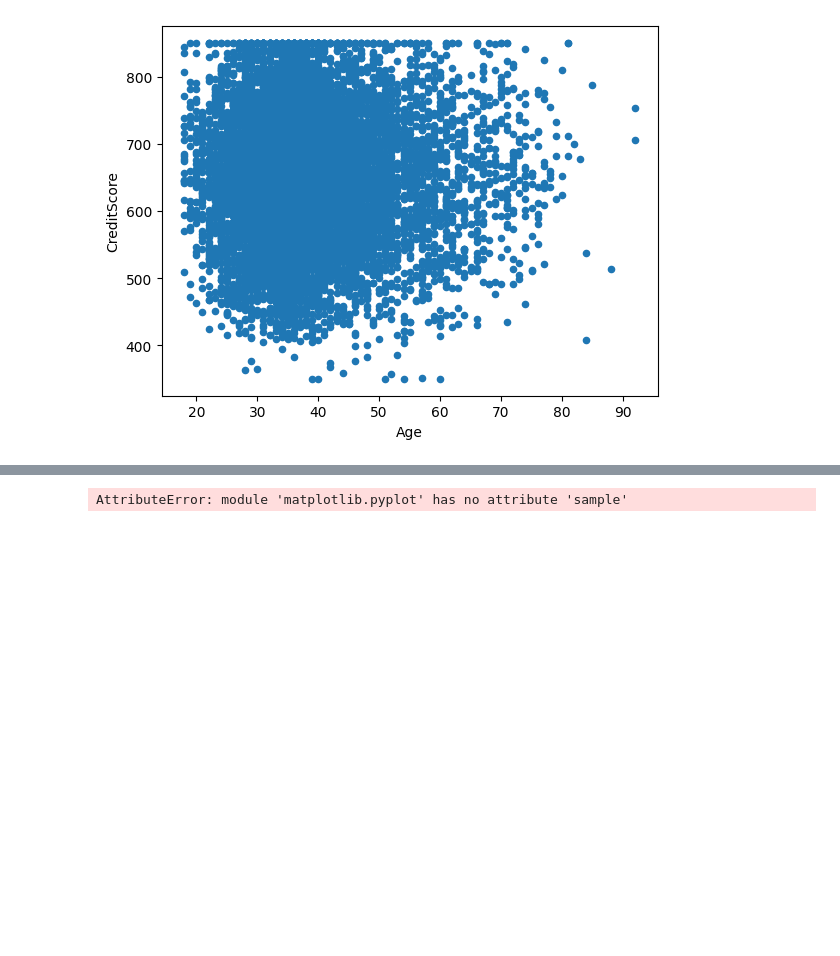
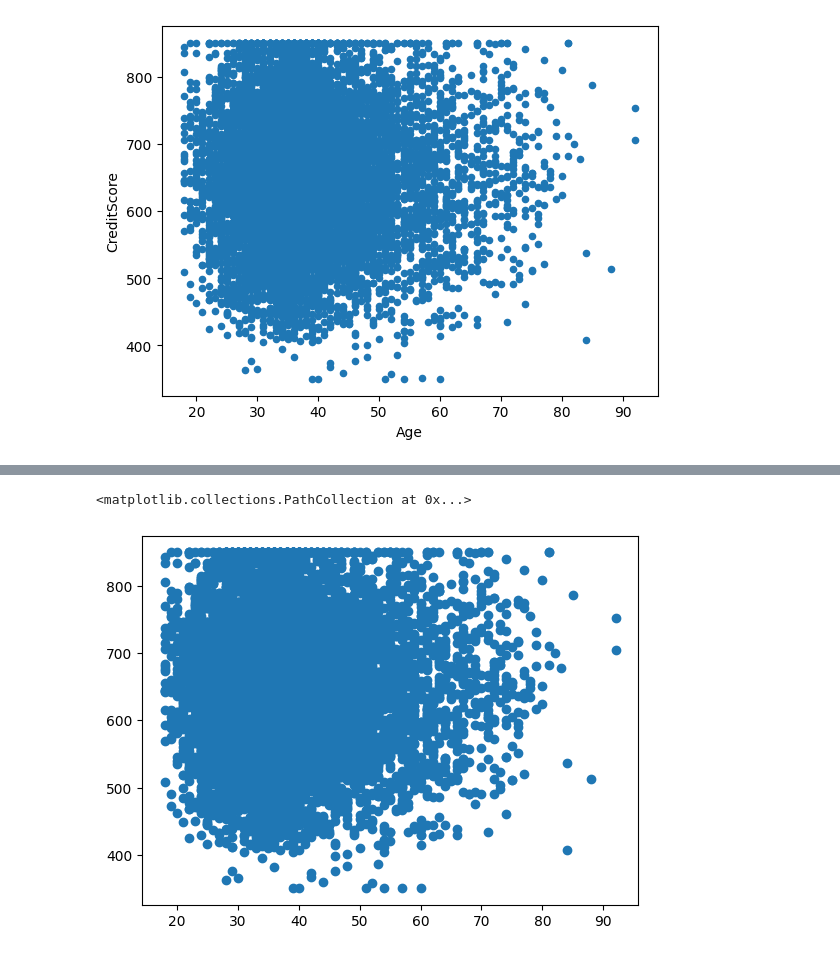
Before and after one commit to dustyAlgo/Covid-19, a Jupyter notebook: data_viz.ipynb, the cells around one changed output, grey strips where cells are left out. Saved outputs shown, nothing was run; the diff lists cells and outputs as text; code cells hidden in the pictures; blank space fills up the shorter version.

```diff
--- a/data_viz.ipynb
+++ b/data_viz.ipynb
@@ -48,5 +48,6 @@ Churn.sample(500).plot.scatter(x='Age',y='CreditScore')
 # %%
-#without pandas
-plt.sample(100).scatter(x=Churn['Age'], y = Churn['CreditScore'])
+#without pandas here you have to create separate variable to store sample size data and then use plt
+plt.scatter(x=Churn['Age'], y = Churn['CreditScore'])
 # %% [output]
-AttributeError: module 'matplotlib.pyplot' has no attribute 'sample'
+<matplotlib.collections.PathCollection at 0x...>
+[figure, added]
```
Also changed, not shown: parts of 6 cells of this notebook, 1 other file.
